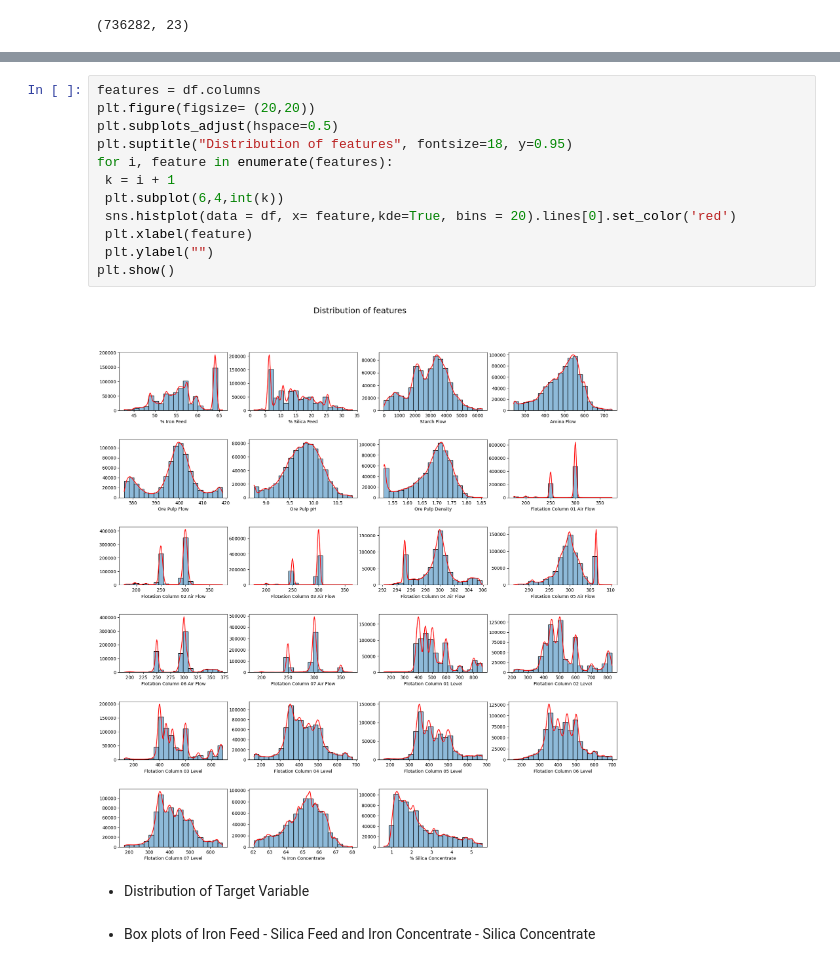
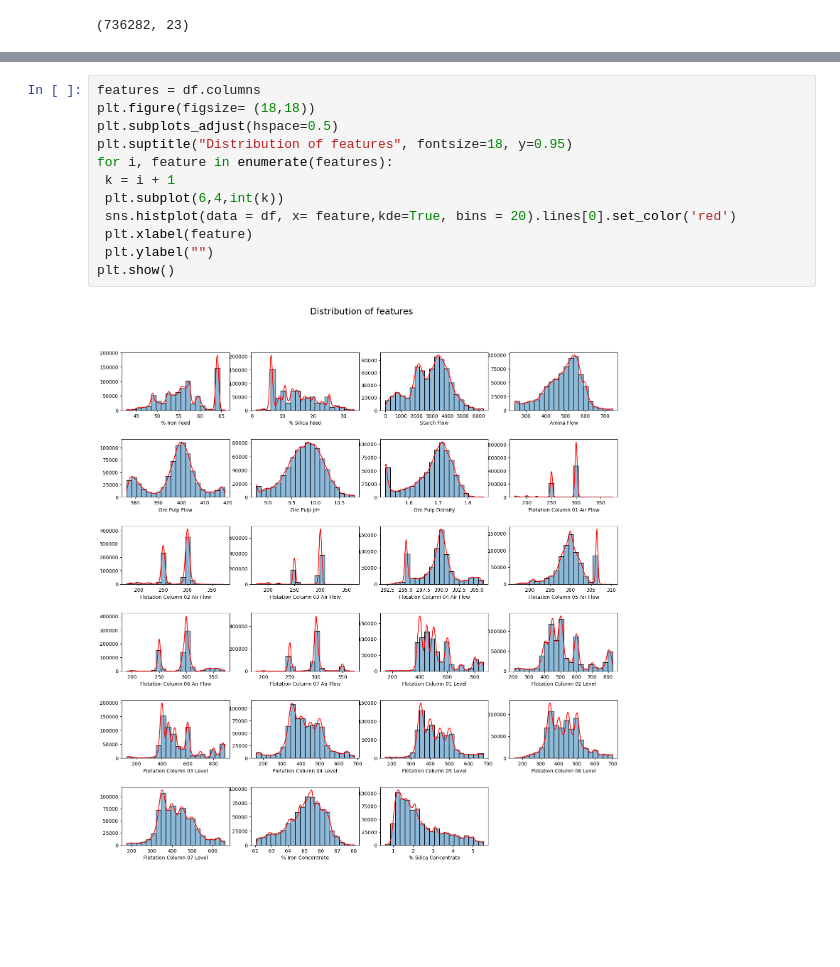
Before and after one commit to ArifAygun/Iron-Ore-Froth-Flotation-Quality-Prediction, a Jupyter notebook: Iron_Ore_Froth_Flotation_Quality_Prediction.ipynb, the cells around one changed output, grey strips where cells are left out. Cells and saved outputs as stored; diff of their text form; blank space fills up the shorter version.

```diff
--- a/Iron_Ore_Froth_Flotation_Quality_Prediction.ipynb
+++ b/Iron_Ore_Froth_Flotation_Quality_Prediction.ipynb
@@ -237,19 +202,15 @@ df.describe().T
 | % Silica Concentrate | 736282.0 | 2.327270 | 1.125616 | 0.600000 | 1.440000 | 2.00000 | 3.01000 | 5.53000 |
 # %%
 features = df.columns
-plt.figure(figsize= (20,20))
+plt.figure(figsize= (18,18))
 plt.subplots_adjust(hspace=0.5)
 plt.suptitle("Distribution of features", fontsize=18, y=0.95)
 for i, feature in enumerate(features):
  k = i + 1
  plt.subplot(6,4,int(k))
  sns.histplot(data = df, x= feature,kde=True, bins = 20).lines[0].set_color('red')
  plt.xlabel(feature)
  plt.ylabel("")
 plt.show()
 # %% [output]
-[figure, old version]
+[figure, new version]
-# %% [markdown]
-- Distribution of Target Variable
-# %% [markdown]
-- Box plots of Iron Feed - Silica Feed and Iron Concentrate - Silica Concentrate
```
Also changed, not shown: parts of 50 cells of this notebook.
